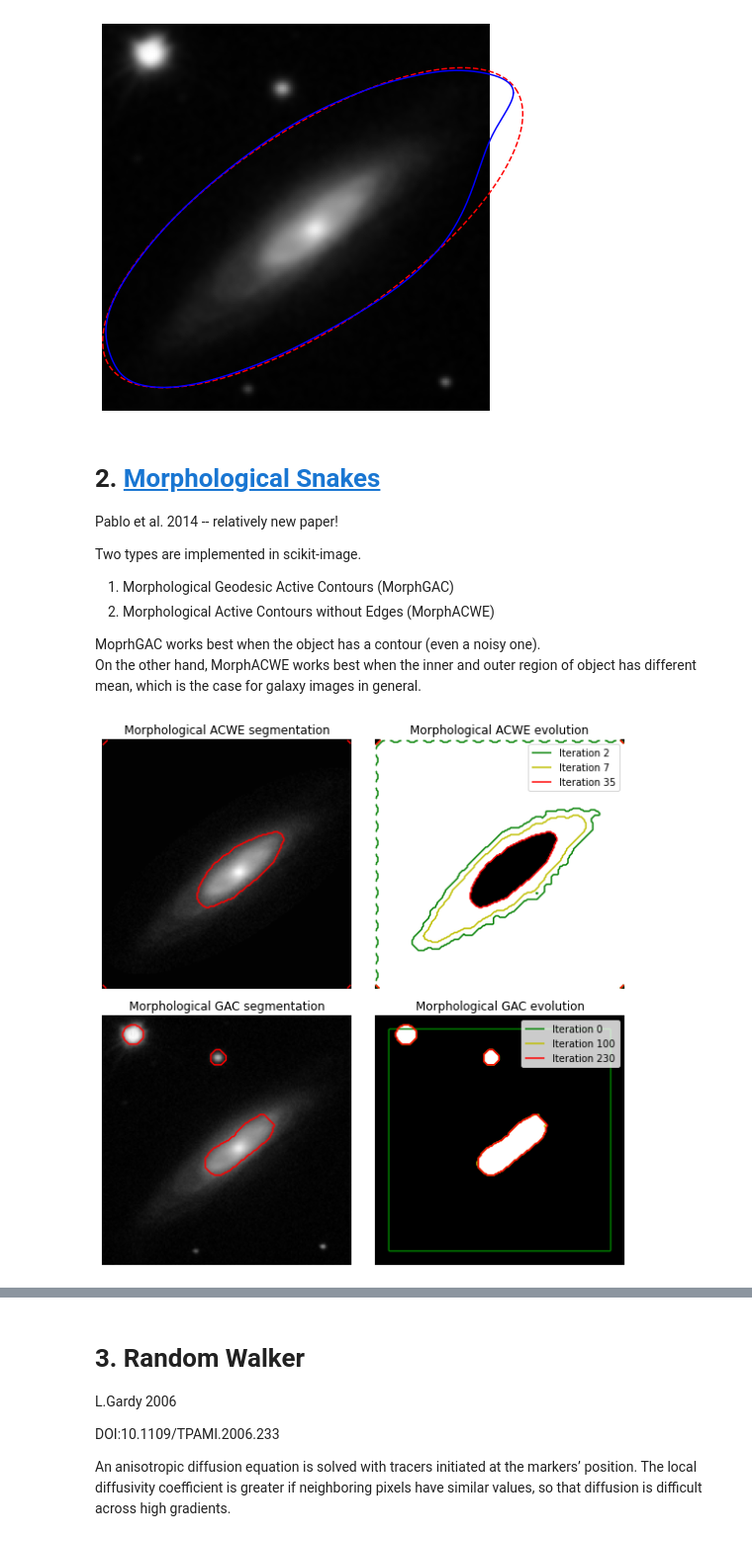
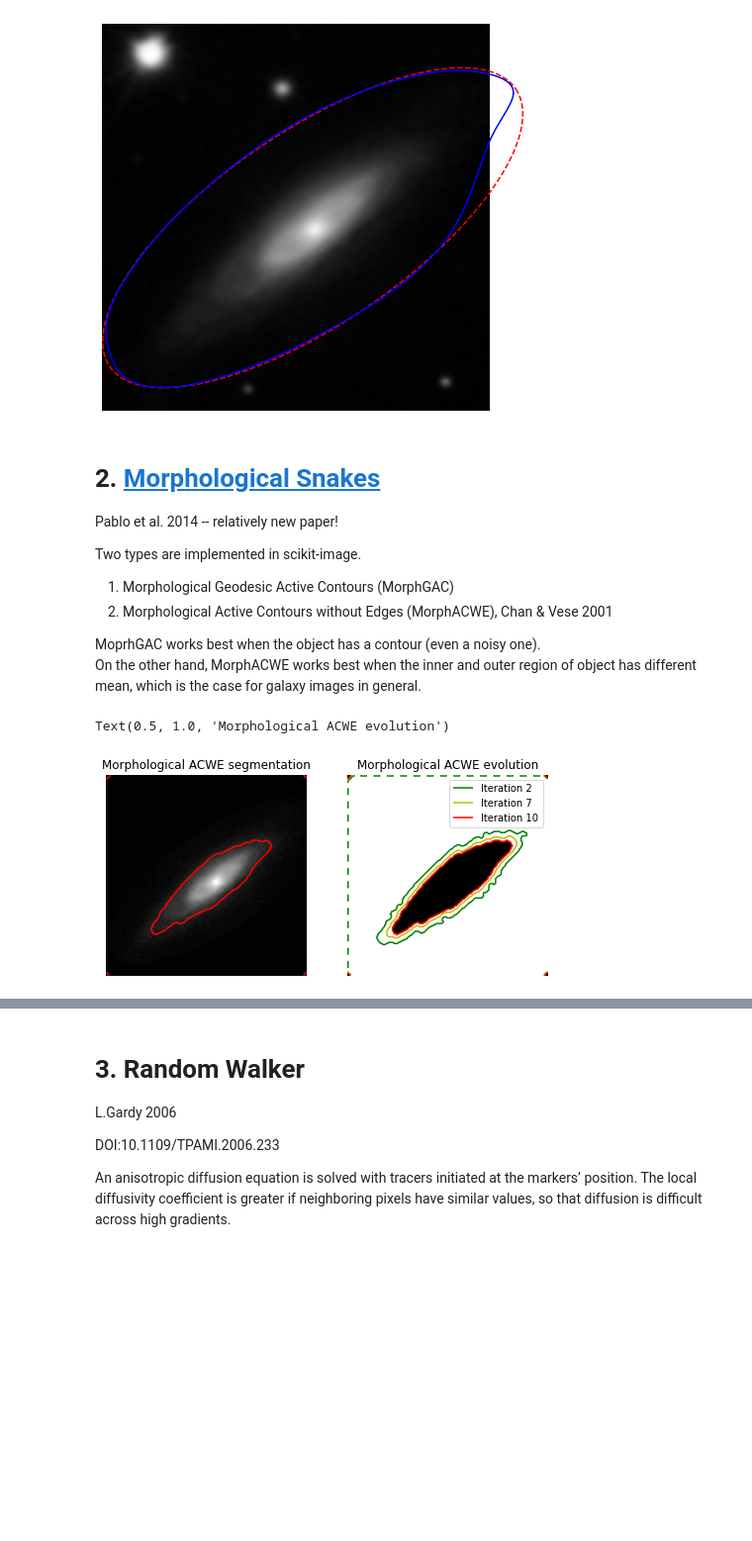
Before and after one commit to Hoseung/astroBF, a Jupyter notebook: notebooks/Galaxy test case.ipynb, the cells around one changed output, grey strips where cells are left out. Shown at 99% size. Cells and saved outputs as stored; diff of their text form; code cells hidden in the pictures; blank space fills up the shorter version.

```diff
--- a/notebooks/Galaxy test case.ipynb
+++ b/notebooks/Galaxy test case.ipynb
@@ -223,7 +229,7 @@ Pablo et al. 2014 -- relatively new paper!
 
 Two types are implemented in scikit-image.
 1. Morphological Geodesic Active Contours (MorphGAC)
-2. Morphological Active Contours without Edges (MorphACWE)
+2. Morphological Active Contours without Edges (MorphACWE), Chan & Vese 2001
 
 MoprhGAC works best when the object has a contour (even a noisy one).
 On the other hand, MorphACWE works best when the inner and outer region of object has different mean, which is the case for galaxy images in general.
@@ -253,66 +236,55 @@ image[mask_on]=0
 # %%
+from skimage import data, img_as_float
+from skimage.segmentation import (morphological_chan_vese,
+                                  morphological_geodesic_active_contour,
+                                  inverse_gaussian_gradient,
+                                  checkerboard_level_set)
+
+
+def store_evolution_in(lst):
+    """Returns a callback function to store the evolution of the level sets in
+    the given list.
+    """
+
+    def _store(x):
+        lst.append(np.copy(x))
+
+    return _store
+
+
+# Morphological ACWE
+image = gray.copy()
+# Put a mask
+image[mask_on]=0
+
 # Initial level set
 init_ls = checkerboard_level_set(image.shape, 6)
 # List with intermediate results for plotting the evolution
 evolution = []
 callback = store_evolution_in(evolution)
-ls = morphological_chan_vese(image, 35, init_level_set=init_ls, smoothing=3,
+niter = 10
+ls = morphological_chan_vese(image, niter, init_level_set=init_ls, smoothing=3,
                              iter_callback=callback)
 
-fig, axes = plt.subplots(2, 2, figsize=(8, 8))
+fig, axes = plt.subplots(1, 2, figsize=(8, 8))
 ax = axes.flatten()
 
 ax[0].imshow(image, cmap="gray")
 ax[0].set_axis_off()
 ax[0].contour(ls, [0.5], colors='r')
 ax[0].set_title("Morphological ACWE segmentation", fontsize=12)
 
 ax[1].imshow(ls, cmap="gray")
 ax[1].set_axis_off()
 contour = ax[1].contour(evolution[2], [0.5], colors='g')
 contour.collections[0].set_label("Iteration 2")
 contour = ax[1].contour(evolution[7], [0.5], colors='y')
 contour.collections[0].set_label("Iteration 7")
 contour = ax[1].contour(evolution[-1], [0.5], colors='r')
-contour.collections[0].set_label("Iteration 35")
+contour.collections[0].set_label(f"Iteration {niter}")
 ax[1].legend(loc="upper right")
 title = "Morphological ACWE evolution"
 ax[1].set_title(title, fontsize=12)
-
-
-# Morphological GAC
-image = img_as_float(gray)
-gimage = inverse_gaussian_gradient(image)
-
-# Initial level set
-init_ls = np.zeros(image.shape, dtype=np.int8)
-init_ls[10:-10, 10:-10] = 1
-# List with intermediate results for plotting the evolution
-evolution = []
-callback = store_evolution_in(evolution)
-ls = morphological_geodesic_active_contour(gimage, 230, init_ls,
-                                           smoothing=1, balloon=-1,
-                                           threshold=0.69,
-                                           iter_callback=callback)
-
-ax[2].imshow(image, cmap="gray")
-ax[2].set_axis_off()
-ax[2].contour(ls, [0.5], colors='r')
-ax[2].set_title("Morphological GAC segmentation", fontsize=12)
-
-ax[3].imshow(ls, cmap="gray")
-ax[3].set_axis_off()
-contour = ax[3].contour(evolution[0], [0.5], colors='g')
-contour.collections[0].set_label("Iteration 0")
-contour = ax[3].contour(evolution[100], [0.5], colors='y')
-contour.collections[0].set_label("Iteration 100")
-contour = ax[3].contour(evolution[-1], [0.5], colors='r')
-contour.collections[0].set_label("Iteration 230")
-ax[3].legend(loc="upper right")
-title = "Morphological GAC evolution"
-ax[3].set_title(title, fontsize=12)
-
-fig.tight_layout()
-plt.show()
 # %% [output]
+Text(0.5, 1.0, 'Morphological ACWE evolution')
-[figure, old version]
+[figure, new version]
```
Also changed, not shown: parts of 26 cells of this notebook.
